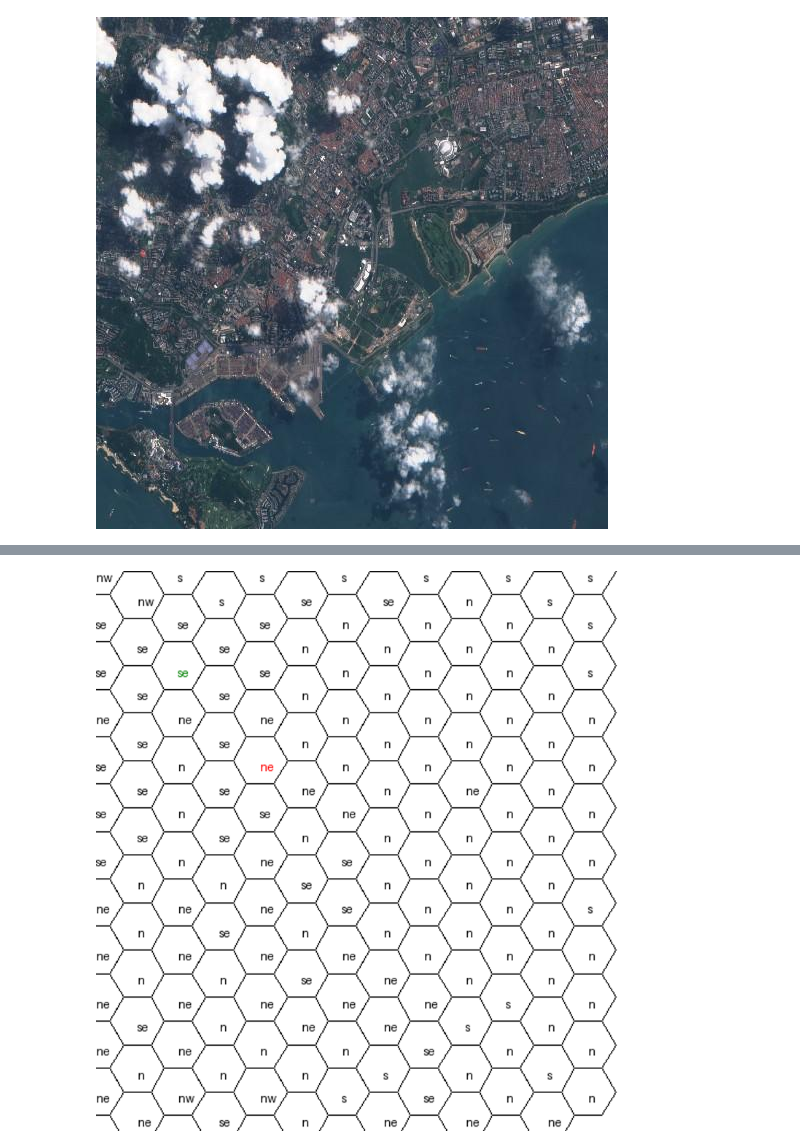
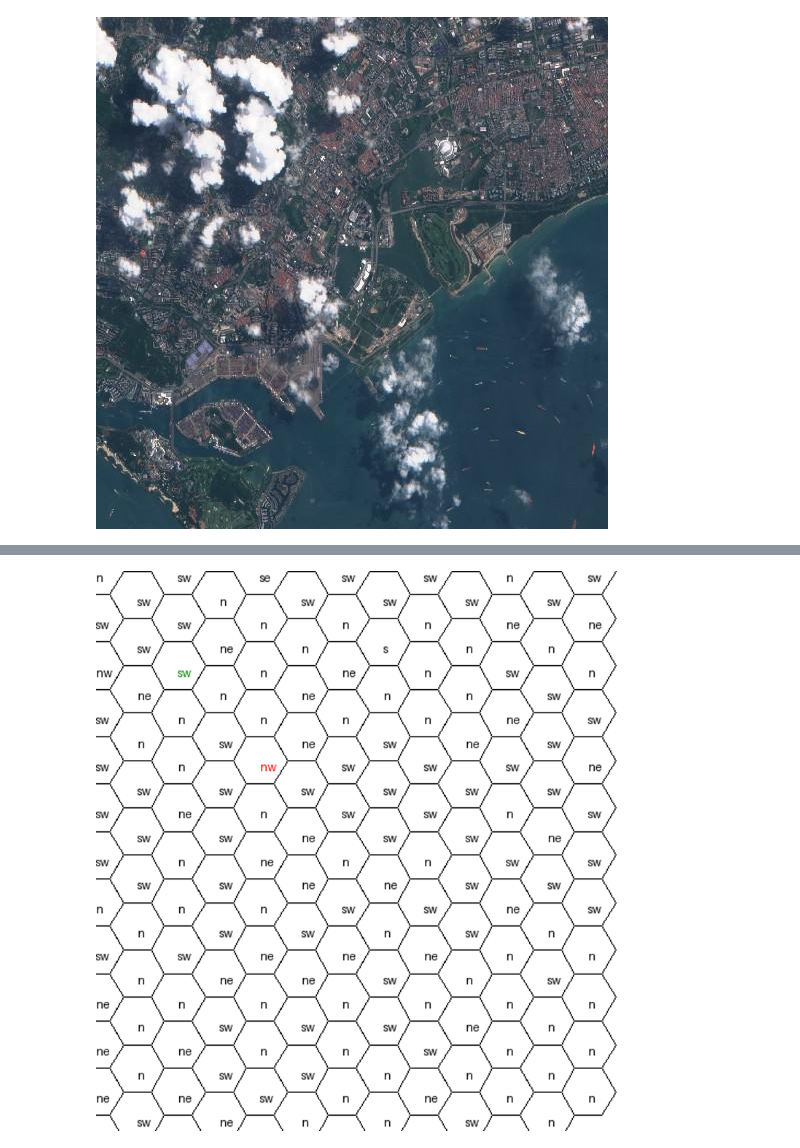
Before and after one commit to epweil/proj-navigation, a Jupyter notebook: src/train.ipynb, the cells around one changed output, grey strips where cells are left out. Saved outputs shown, nothing was run; the diff lists cells and outputs as text; code cells hidden in the pictures.

```diff
--- a/src/train.ipynb
+++ b/src/train.ipynb
@@ -30,25 +30,23 @@ check_env(env, warn=True)
 # %%
 import math
 from stable_baselines3.common.vec_env import VecNormalize, DummyVecEnv
-
-
 track.clear()
 offset = 1
 device = "cuda" if torch.cuda.is_available() else "cpu"
 print(f"Using device: {device}")
 
-# # Create the model
+# # # Create the model
 # vec_env = DummyVecEnv([lambda: env])  # Create a DummyVecEnv
 
-# # Optionally normalize the environment (set normalize_images=False)
+# # # Optionally normalize the environment (set normalize_images=False)
 # normalized_env = VecNormalize(vec_env, norm_obs=True, norm_reward=True, clip_obs=10.0)
 
 
 model = DQN(
-    policy="MlpPolicy",
+    policy="CnnPolicy",
     env=env,
     learning_rate=1e-4,
-    buffer_size=100000,
+    buffer_size=1000,
     batch_size=32,
     gamma=0.99,
     exploration_initial_eps=1.0,
@@ -57,10 +55,11 @@ model = DQN(
     target_update_interval=10000,
     learning_starts=10000,
     max_grad_norm=10,
-    train_freq=4,
-    verbose=0
+    train_freq=10,
+    verbose=0,
+    policy_kwargs=dict(normalize_images=False)
 )
 
-model.learn(total_timesteps=500000, progress_bar = False)
+model.learn(total_timesteps=500000, progress_bar = True)
 model.save("DQN_test")
 # %% [output]
@@ -134,35 +135,36 @@ for q in range(env.size_height):
       # Calculate hexagon center position
             x = r * (env.hex_width - (math.cos(1.0472) * env.area.Input_Image.hex_radius))
 
             y = q * (env.hex_height) + ((r%2) * math.sin(1.0472) * env.area.Input_Image.hex_radius)
 
             # Draw hexagon
-            val = model.predict(np.array(env.area.Input_Image.hexagon_images[q][r].cropped_image.convert("L")))[0]
+            val = model.predict(np.array(env.area.Input_Image.hexagon_images[q][r].cropped_image.convert("RGB")))[0]
+
             corners = [hex_corner((x,y), env.area.Input_Image.hex_radius, i) for i in range(6)]
             draw.polygon(corners, outline="black")
             if (val == 0):
                   val = 'ne'
             elif (val == 1):
                   val = 'se'
             elif (val == 2):
                   val = 'nw'
             elif (val == 3):
                   val = 'sw'
             elif (val == 4):
                   val = 's'
             elif (val == 5):
                   val = 'n'
             if( (r,q) == (1+offset,1+offset)):
                   draw.text((x,y), str(val), fill='green', align='center')
             elif((r,q) == (3+offset,3+offset)):
                   draw.text((x,y), str(val), fill='red', align='center')
             else:
                   draw.text((x,y), str(val), fill='black', align='center')
 
 
 display(img.resize((round(env.area.Input_Image.image.size[0] * 1.5), round(env.area.Input_Image.image.size[1] * 1.5))))
 # %% [output]
-[figure, old version]
+[figure, new version]
 # %%
 
 from PIL import Image, ImageDraw
```
Also changed, not shown: parts of 5 cells of this notebook, 2 other files.
